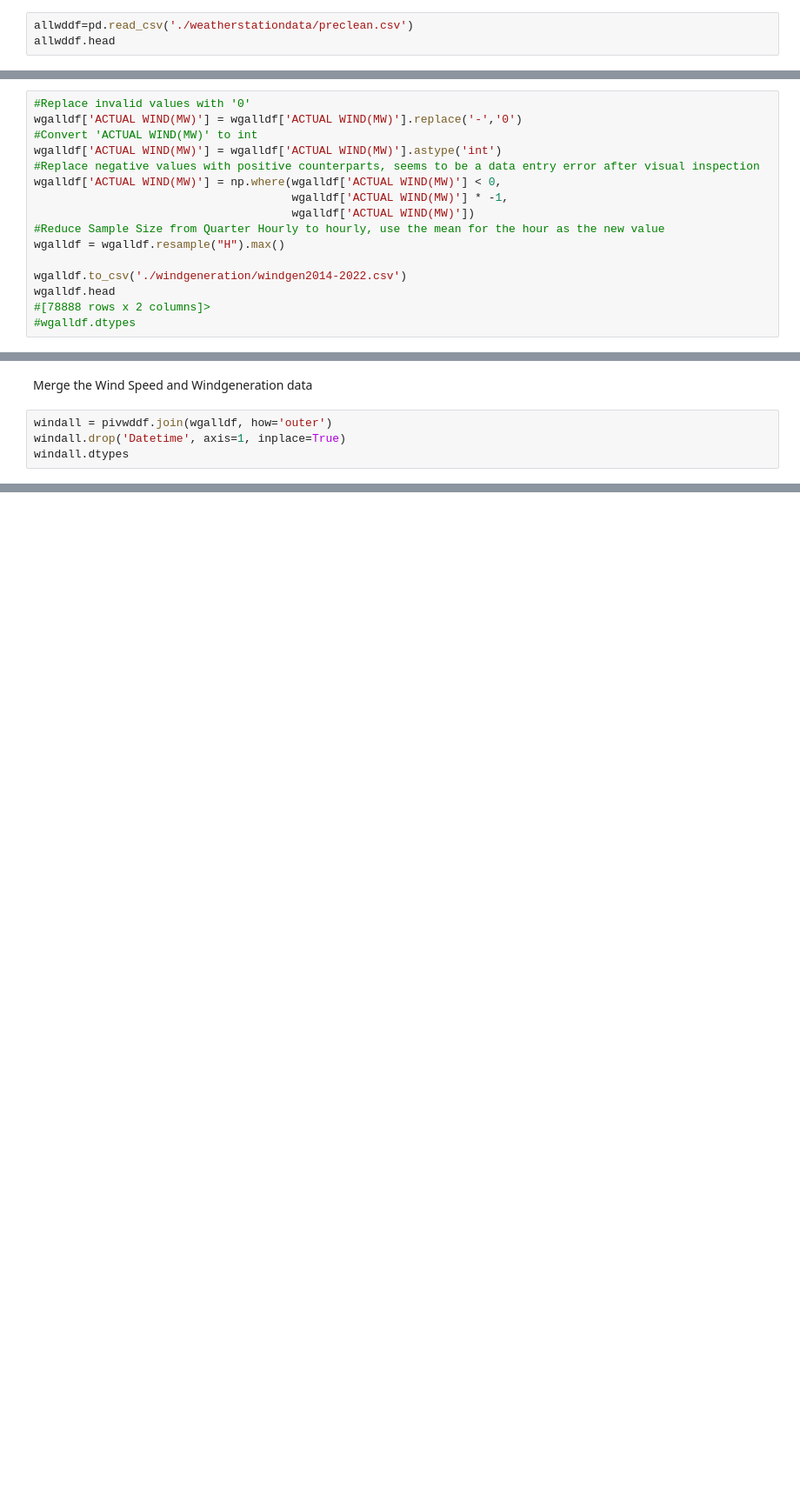
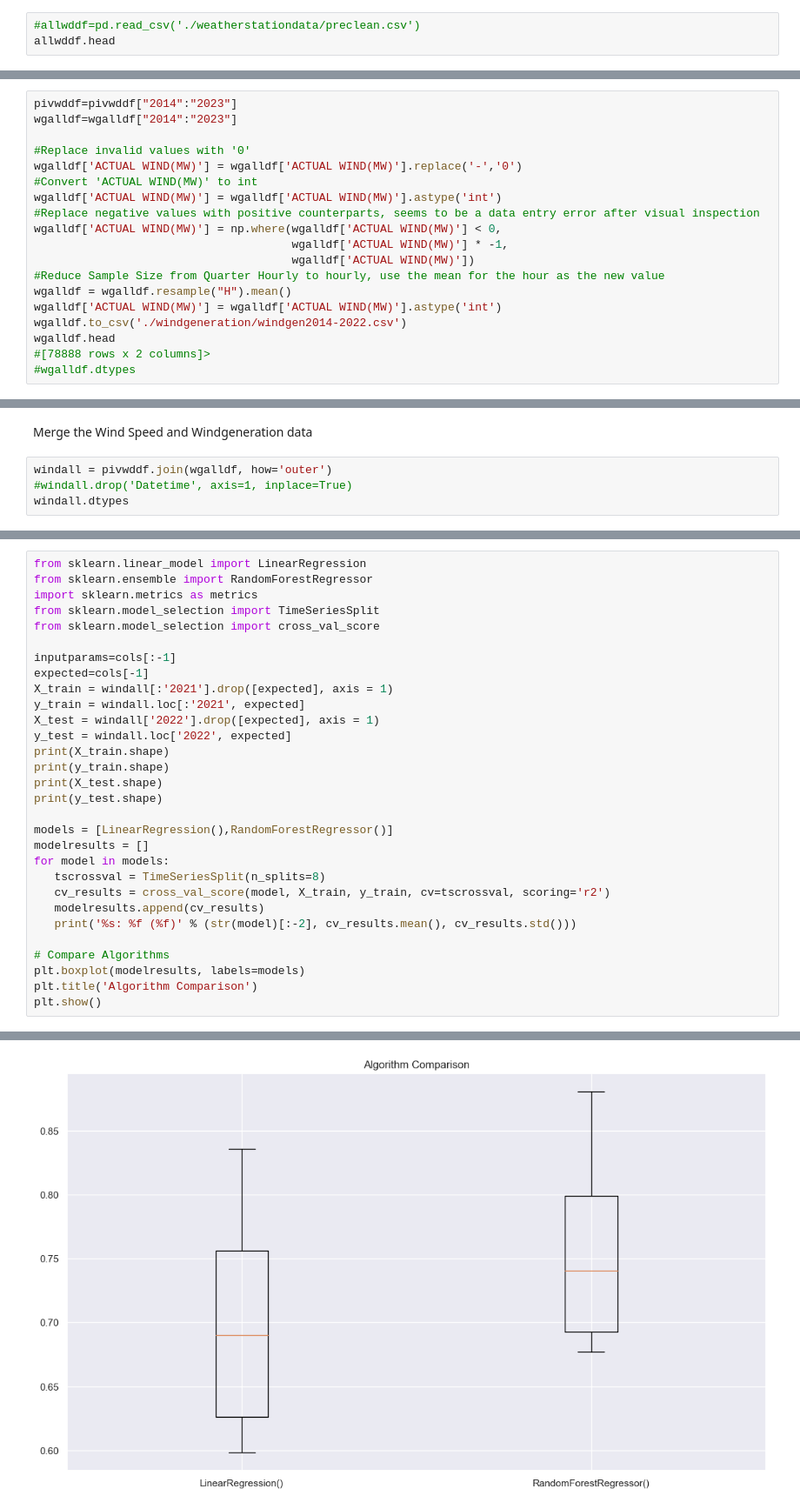
Before and after one commit to lanecolinp/UCDPA_lanecolinp, a Jupyter notebook: windgeneration.ipynb, the cells around one changed output, grey strips where cells are left out. Shown at 87% size. Saved outputs shown, nothing was run; the diff lists cells and outputs as text; blank space fills up the shorter version.

```diff
--- a/windgeneration.ipynb
+++ b/windgeneration.ipynb
@@ -382,6 +371,6 @@ dtype: int64
 # %%
 allwddf.to_csv('./weatherstationdata/preclean.csv')
 # %%
-allwddf=pd.read_csv('./weatherstationdata/preclean.csv')
+#allwddf=pd.read_csv('./weatherstationdata/preclean.csv')
 allwddf.head
 # %% [output]
@@ -726,4 +772,7 @@ Rest of occurences are small, so replacing with '0'
 # %%
+pivwddf=pivwddf["2014":"2023"]
+wgalldf=wgalldf["2014":"2023"]
+
 #Replace invalid values with '0'
 wgalldf['ACTUAL WIND(MW)'] = wgalldf['ACTUAL WIND(MW)'].replace('-','0')
 #Convert 'ACTUAL WIND(MW)' to int
@@ -733,8 +782,8 @@ wgalldf['ACTUAL WIND(MW)'] = np.where(wgalldf['ACTUAL WIND(MW)'] < 0,
                                       wgalldf['ACTUAL WIND(MW)'] * -1,
                                       wgalldf['ACTUAL WIND(MW)'])
 #Reduce Sample Size from Quarter Hourly to hourly, use the mean for the hour as the new value
-wgalldf = wgalldf.resample("H").max()
-
+wgalldf = wgalldf.resample("H").mean()
+wgalldf['ACTUAL WIND(MW)'] = wgalldf['ACTUAL WIND(MW)'].astype('int')
 wgalldf.to_csv('./windgeneration/windgen2014-2022.csv')
 wgalldf.head
 #[78888 rows x 2 columns]>
@@ -776,6 +814,6 @@ KeyError: 'ACTUAL WIND(MW)'
 Merge the Wind Speed and Windgeneration data
 # %%
 windall = pivwddf.join(wgalldf, how='outer')
-windall.drop('Datetime', axis=1, inplace=True)
+#windall.drop('Datetime', axis=1, inplace=True)
 windall.dtypes
 # %% [output]
@@ -818,0 +979,31 @@ Datetime
+# %%
+from sklearn.linear_model import LinearRegression
+from sklearn.ensemble import RandomForestRegressor
+import sklearn.metrics as metrics
+from sklearn.model_selection import TimeSeriesSplit
+from sklearn.model_selection import cross_val_score
+
+inputparams=cols[:-1]
+expected=cols[-1]
+X_train = windall[:'2021'].drop([expected], axis = 1)
+y_train = windall.loc[:'2021', expected]
+X_test = windall['2022'].drop([expected], axis = 1)
+y_test = windall.loc['2022', expected]
+print(X_train.shape)
+print(y_train.shape)
+print(X_test.shape)
+print(y_test.shape)
+
+models = [LinearRegression(),RandomForestRegressor()]
+modelresults = []
+for model in models:
+   tscrossval = TimeSeriesSplit(n_splits=8)
+   cv_results = cross_val_score(model, X_train, y_train, cv=tscrossval, scoring='r2')
+   modelresults.append(cv_results)
+   print('%s: %f (%f)' % (str(model)[:-2], cv_results.mean(), cv_results.std()))
+
+# Compare Algorithms
+plt.boxplot(modelresults, labels=models)
+plt.title('Algorithm Comparison')
+plt.show()
+# %% [output]
@@ -818,0 +1016 @@ Datetime
+[figure, added]
```
Also changed, not shown: parts of 43 cells of this notebook.
